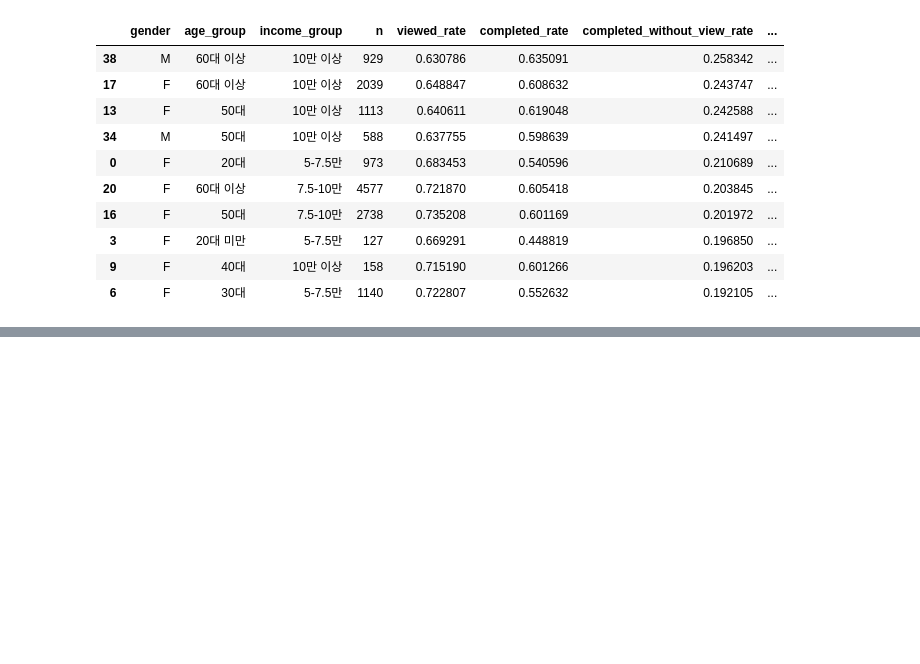
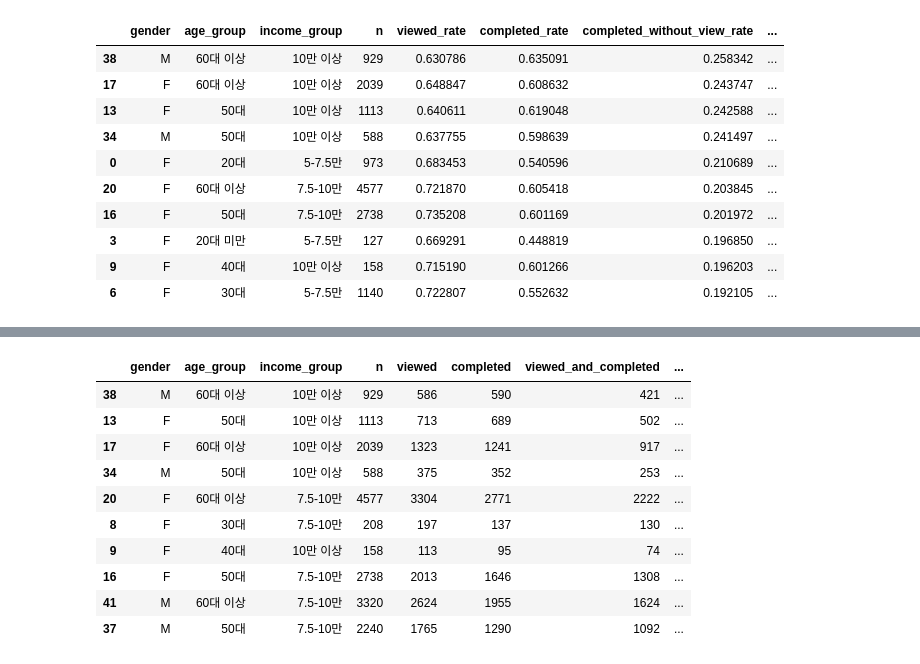
Before and after one commit to rladbstj56/practice_project, a Jupyter notebook: chanhui_EDA/final_analysis/Final_analysis1-4.ipynb, the cells around one changed output, grey strips where cells are left out. Cells and saved outputs as stored; diff of their text form; code cells hidden in the pictures; blank space fills up the shorter version.

```diff
--- a/chanhui_EDA/final_analysis/Final_analysis1-4.ipynb
+++ b/chanhui_EDA/final_analysis/Final_analysis1-4.ipynb
@@ -204,0 +243,34 @@ seg.head()
+# %%
+seg = (
+    df
+    .groupby(['gender', 'age_group', 'income_group'])
+    .agg(
+        n=('customer_id', 'count'),
+        viewed=('is_viewed', 'sum'),
+        completed=('is_completed', 'sum'),
+        viewed_and_completed=(
+            'is_completed',
+            lambda x: ((x == True) & (df.loc[x.index, 'is_viewed'] == True)).sum()
+        ),
+        completed_without_view=('completed_without_prior_view', 'sum')
+    )
+    .reset_index()
+)
+# %%
+seg['complete_given_view'] = seg['viewed_and_completed'] / seg['viewed']
+seg[seg['n'] >= 100].sort_values(
+    ['complete_given_view', 'n'],
+    ascending=[False, False]
+).head(10)
+# %% [output]
+|  | gender | age_group | income_group | n | viewed | completed | viewed_and_completed | ... |
+| 38 | M | 60대 이상 | 10만 이상 | 929 | 586 | 590 | 421 | ... |
+| 13 | F | 50대 | 10만 이상 | 1113 | 713 | 689 | 502 | ... |
+| 17 | F | 60대 이상 | 10만 이상 | 2039 | 1323 | 1241 | 917 | ... |
+| 34 | M | 50대 | 10만 이상 | 588 | 375 | 352 | 253 | ... |
+| 20 | F | 60대 이상 | 7.5-10만 | 4577 | 3304 | 2771 | 2222 | ... |
+| 8 | F | 30대 | 7.5-10만 | 208 | 197 | 137 | 130 | ... |
+| 9 | F | 40대 | 10만 이상 | 158 | 113 | 95 | 74 | ... |
+| 16 | F | 50대 | 7.5-10만 | 2738 | 2013 | 1646 | 1308 | ... |
+| 41 | M | 60대 이상 | 7.5-10만 | 3320 | 2624 | 1955 | 1624 | ... |
+| 37 | M | 50대 | 7.5-10만 | 2240 | 1765 | 1290 | 1092 | ... |
```
Also changed, not shown: parts of 12 cells of this notebook, 3 other files.
